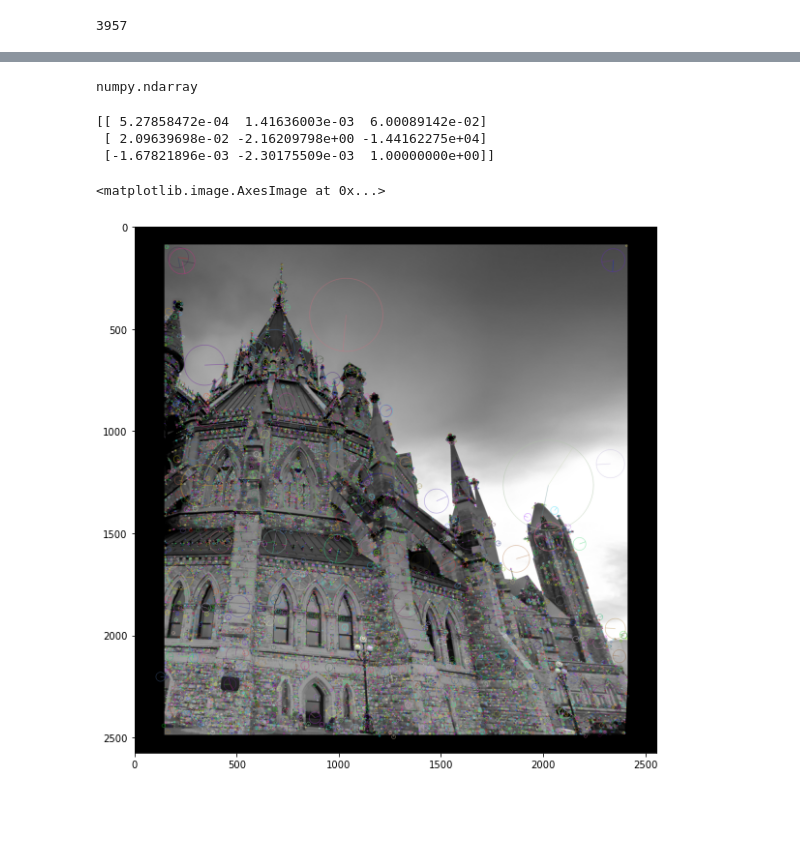
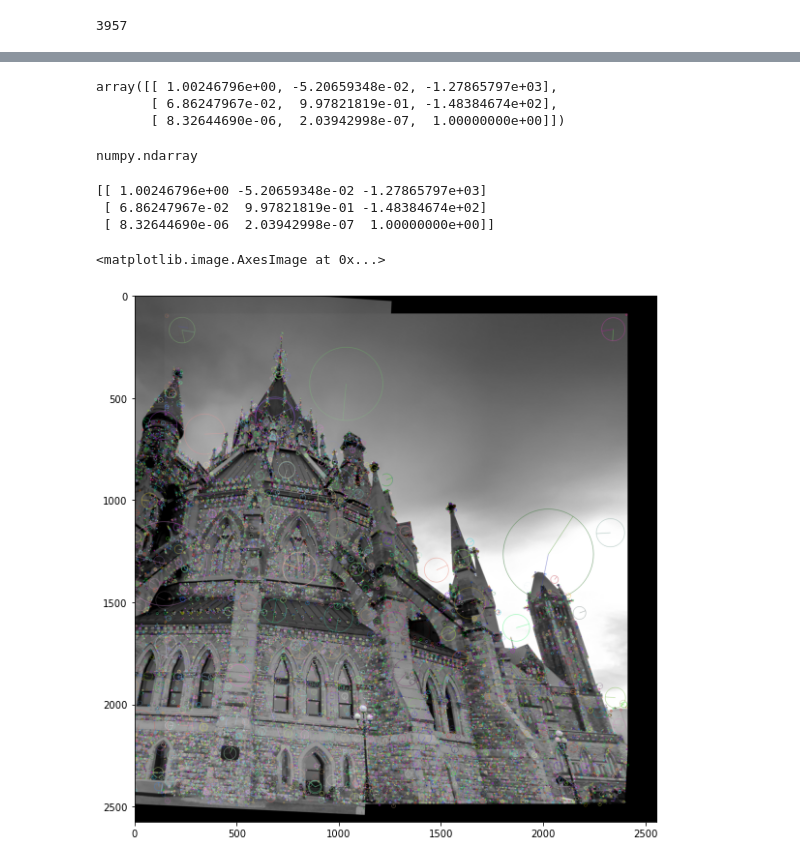
Before and after one commit to jimmyle888/cvlab, a Jupyter notebook: Project 3/A3_script.ipynb, the cells around one changed output, grey strips where cells are left out. Cells and saved outputs as stored; diff of their text form; code cells hidden in the pictures; blank space fills up the shorter version.

Commit message:
Implemented RANSAC
-RANSAC implemented
TODO:
-Combining images

```diff
--- a/Project 3/A3_script.ipynb
+++ b/Project 3/A3_script.ipynb
@@ -93,12 +93,13 @@ def geometricDistance(pair, h):
     return np.linalg.norm(error)
 # %%
 def homography(points):
-    points = np.reshape(points, (4,1))
+    #points = np.reshape(points, (4,4))
     matrix = []
-
+    print(points)
     for i in points:
-        p1 = [points[0],points[1],1]
-        p2 = [points[2],points[3],1]
+        print(i)
+        p1 = [i[0],i[1],1]
+        p2 = [i[2],i[3],1]
         a1 = [-p2[2] * p1[0], -p2[2] * p1[1], -p2[2] * p1[2], 0, 0, 0, p2[0] * p1[0], p2[0] * p1[0], p2[0] * p1[2]]
         matrix.append(a1)
         a2 = [0, 0, 0, -p2[2] * p1[0], -p2[2] * p1[1], -p2[2] * p1[2], p2[1] * p1[0], p2[1] * p1[1], p2[1] * p1[2]]
@@ -314,5 +318,5 @@ matched.shape[0]
 # %%
-points = [random.randint(0,matched.shape[0]-1) for point in range(4)]
+points = [matched[random.randint(0, matched.shape[0]-1)] for i in range(4)]
 # %%
 points
 # %% [output]
@@ -319,0 +336,3 @@ points
+# %%
+for i in matched:
+    print(i)
@@ -354,7 +374,8 @@ inliers = []
 #rand = random.randint(0, matched.shape[0]-1)
 #For a sufficent number of iterations
 for i in range(2000):
-    points = [random.randint(0,matched.shape[0]-1) for k in range(4)]
+    points = []
+    points = [matched[random.randint(0, matched.shape[0]-1)] for k in range(4)]
     h = homography(points)
     #print(type(h))
     inliers = []
@@ -373,5 +408,11 @@ for i in range(2000):
 # %%
 #h, inliers = RANSAC(matched,.05)
+# %%
+bestModel
+# %% [output]
+array([[ 1.00246796e+00, -5.20659348e-02, -1.27865797e+03],
+       [ 6.86247967e-02,  9.97821819e-01, -1.48384674e+02],
+       [ 8.32644690e-06,  2.03942998e-07,  1.00000000e+00]])
 # %%
 type(h)
 # %% [output]
@@ -379,22 +420,22 @@ numpy.ndarray
 # %%
 print(h)
 # %% [output]
-[[ 5.27858472e-04  1.41636003e-03  6.00089142e-02]
- [ 2.09639698e-02 -2.16209798e+00 -1.44162275e+04]
- [-1.67821896e-03 -2.30175509e-03  1.00000000e+00]]
+[[ 1.00246796e+00 -5.20659348e-02 -1.27865797e+03]
+ [ 6.86247967e-02  9.97821819e-01 -1.48384674e+02]
+ [ 8.32644690e-06  2.03942998e-07  1.00000000e+00]]
 # %%
 timg1 = kornia.utils.image_to_tensor(np.array(imgLeft), False).float() / 255.
 timg2 = kornia.utils.image_to_tensor(np.array(imgRight), False).float() / 255.
 # %%
 # 1) perform warping on image and visualize overlapping pair
-t = torch.tensor(h, dtype = torch.float)
+t = torch.tensor(bestModel, dtype = torch.float)
 t = t.unsqueeze(0)
 _,_,height,width = timg1.shape
 out = kornia.geometry.warp_perspective(timg1,t,(height,width))
 maximum = torch.max(out,timg2)
 maximum = kornia.color.bgr_to_rgb(maximum)
 plt.figure(figsize=(20,10))
 plt.imshow(kornia.utils.tensor_to_image(maximum))
 # %% [output]
 <matplotlib.image.AxesImage at 0x...>
-[figure, old version]
+[figure, new version]
```
Also changed, not shown: parts of 13 cells of this notebook.
